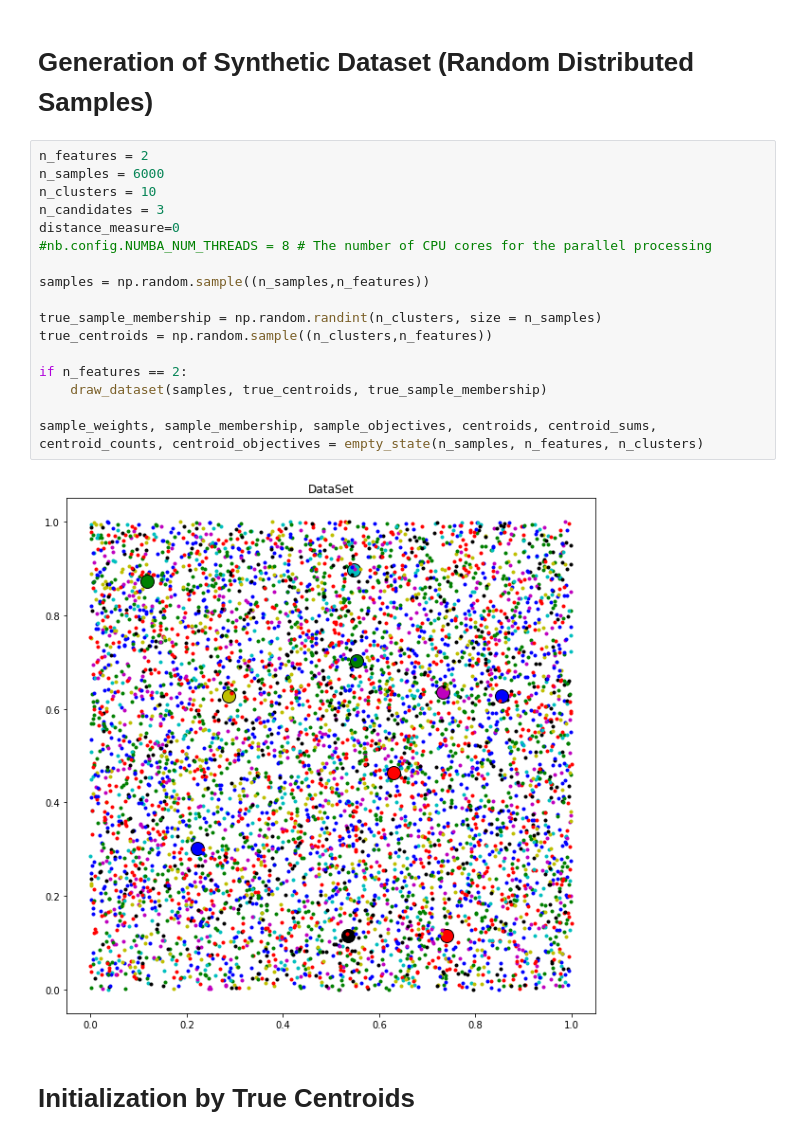
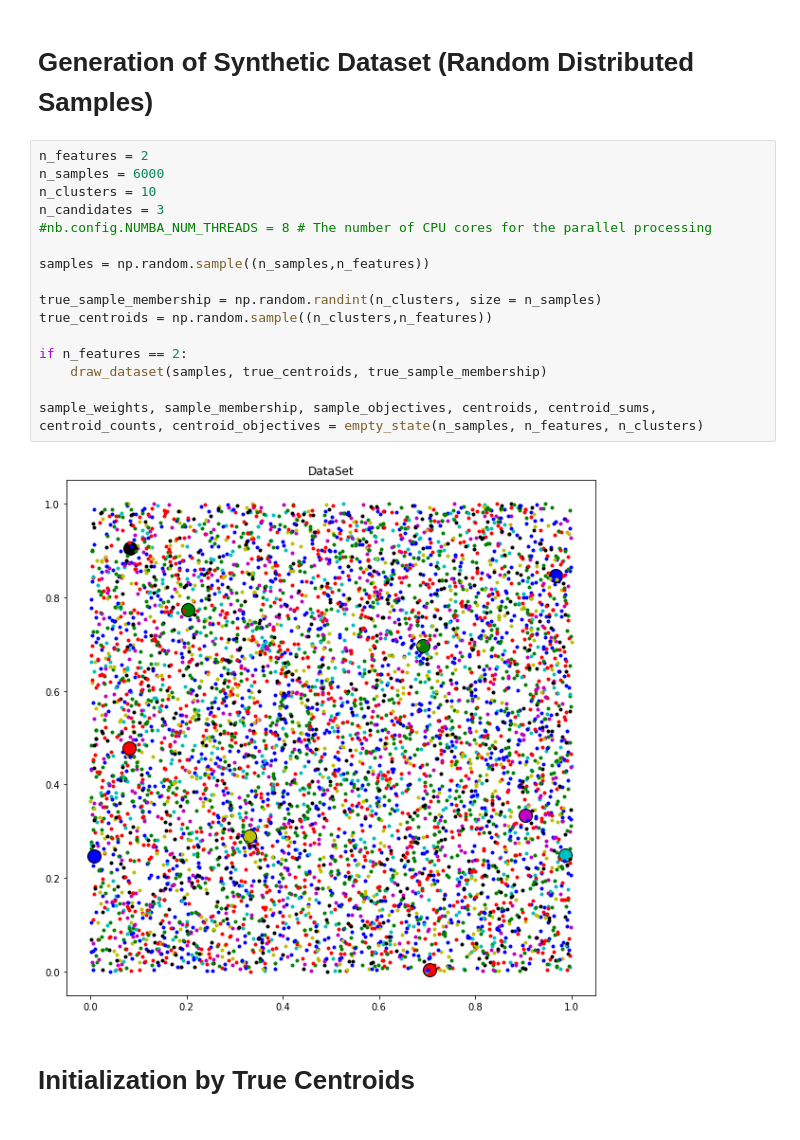
Before and after one commit to R-Mussabayev/flakylib, a Jupyter notebook: flakylib_demo.ipynb, the cells around one changed output. Saved outputs shown, nothing was run; the diff lists cells and outputs as text.

```diff
--- a/flakylib_demo.ipynb
+++ b/flakylib_demo.ipynb
@@ -55,22 +53,21 @@ sample_weights, sample_membership, sample_objectives, centroids, centroid_sums,
 # %%
 n_features = 2
 n_samples = 6000
 n_clusters = 10
 n_candidates = 3
-distance_measure=0
 #nb.config.NUMBA_NUM_THREADS = 8 # The number of CPU cores for the parallel processing
 
 samples = np.random.sample((n_samples,n_features))
 
 true_sample_membership = np.random.randint(n_clusters, size = n_samples)
 true_centroids = np.random.sample((n_clusters,n_features))
 
 if n_features == 2:
     draw_dataset(samples, true_centroids, true_sample_membership)
 
 sample_weights, sample_membership, sample_objectives, centroids, centroid_sums, centroid_counts, centroid_objectives = empty_state(n_samples, n_features, n_clusters)
 # %% [output]
-[figure, old version]
+[figure, new version]
 # %% [markdown]
 # Initialization by True Centroids
 # %%
```
Also changed, not shown: parts of 25 cells of this notebook, 2 other files.
